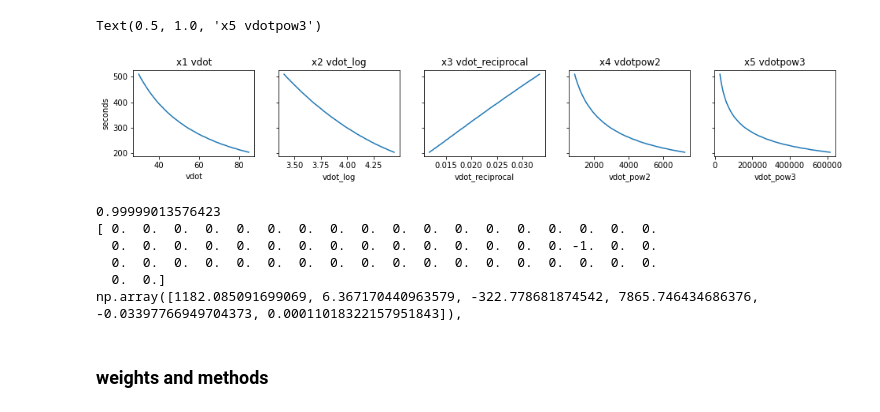
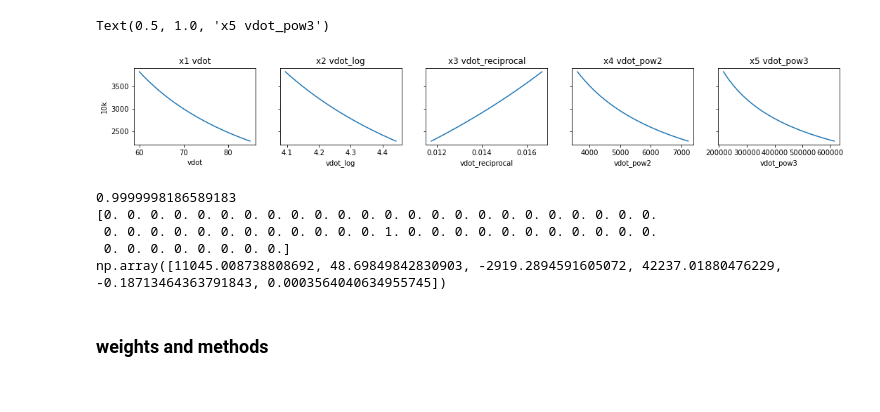
Before and after one commit to justin4480/vdot-pace, a Jupyter notebook: vdot_lr.ipynb, the cells around one changed output. Drawn from its saved outputs; the diff is of its cells as text; code cells hidden in the pictures.

```diff
--- a/vdot_lr.ipynb
+++ b/vdot_lr.ipynb
@@ -11,8 +14,15 @@ t = [8,30,8,15,8,2,7,49,7,37,7,25,7,14,7,4,6,54,6,44,6,35,6,27,6,19,6,11,6,3,
      5,56,5,49,5,42,5,36,5,30,5,24,5,18,5,13,5,7,5,2,4,57,4,53,4,48,4,44,4,39,
      4,35,4,31,4,27,4,24,4,20,4,16,4,13,4,10,4,6,4,3,4,0,3,57,3,54,3,52,3,49,
      3,46,3,44,3,41,3,39,3,37,3,34,3,32,3,30,3,28,3,26,3,24]
-t_tuple = [(i, *t) for i, t in enumerate(zip(t[0::2], t[1::2]), start=30)]
-data = [[vdot, datetime.timedelta(minutes=m, seconds=s)] for vdot, m, s in t_tuple]
+df['1.5k'] = [datetime.timedelta(minutes=m, seconds=s) for m, s in zip(t[0::2], t[1::2])]
+# %%
+# 10k
+t = [63,46,62,3,60,26,58,54,57,26,56,3,54,44,53,29,52,17,51,9,50,3,49,1,48,1,
+     47,4,46,9,45,16,44,25,43,36,42,50,42,4,41,21,40,39,39,59,39,20,38,42,38,6,
+     37,31,36,57,36,24,35,52,35,22,34,52,34,23,33,55,33,28,33,1,32,35,32,11,
+     31,46,31,23,31,0,30,38,30,16,29,55,29,34,29,14,28,55,28,36,28,17,27,59,27,
+     41,27,24,27,7,26,51,26,34,26,19]
+df['10k'] = [datetime.timedelta(minutes=m, seconds=s) for m, s in zip(t[0::2], t[1::2])]
 # %%
 # marathon
 t = [4,49,17,4,41,57,4,34,59,4,28,22,4,22,3,4,16,3,4,10,19,4,4,50,3,59,35,
@@ -21,14 +31,12 @@ t = [4,49,17,4,41,57,4,34,59,4,28,22,4,22,3,4,16,3,4,10,19,4,4,50,3,59,35,
      2,48,14,2,45,47,2,43,25,2,41,8,2,38,54,2,36,44,2,34,38,2,32,35,2,30,36,
      2,28,40,2,26,47,2,24,57,2,23,10,2,21,26,2,19,44,2,18,5,2,16,29,2,14,55,
      2,13,23,2,11,54,2,10,27,2,9,2,2,7,38,2,6,17,2,4,57,2,3,40,2,2,24,2,1,10]
-t_tuple = [(i, *t) for i, t in enumerate(zip(t[0::3], t[1::3], t[2::3]), start=30)]
-data = [[vdot, datetime.timedelta(hours=h, minutes=m, seconds=s)] for vdot, h, m, s in t_tuple]
+df['marathon'] = [datetime.timedelta(hours=h, minutes=m, seconds=s) for h, m, s in zip(t[0::3], t[1::3], t[2::3])]
 # %%
-df = pd.DataFrame(data=data, columns=['vdot', 'time'])
+y = df['10k'].apply(lambda x: int(x.total_seconds()))
 
-df['seconds'] = df['time'].apply(lambda x: int(x.total_seconds()))
-df['vdot_log'] = np.log(df.vdot)
-df['vdot_reciprocal'] = 1/df.vdot
-df['vdot_pow2'] = df.vdot ** 2
-df['vdot_pow3'] = df.vdot ** 3
-df.head()
+X = pd.DataFrame(data=df.index)
+X['vdot_log'] = np.log(X.vdot)
+X['vdot_reciprocal'] = 1/X.vdot
+X['vdot_pow2'] = X.vdot ** 2
+X['vdot_pow3'] = X.vdot ** 3
@@ -42,32 +43,28 @@ df.head()
 # %%
-fig, ax = plt.subplots(1, 5, figsize=(16, 2), sharey=True)
-sns.lineplot(x=df.vdot, y=df.seconds, ax=ax[0]).set_title('x1 vdot')
-sns.lineplot(x=df.vdot_log, y=df.seconds, ax=ax[1]).set_title('x2 vdot_log')
-sns.lineplot(x=df.vdot_reciprocal, y=df.seconds, ax=ax[2]).set_title('x3 vdot_reciprocal')
-sns.lineplot(x=df.vdot_pow2, y=df.seconds, ax=ax[3]).set_title('x4 vdotpow2')
-sns.lineplot(x=df.vdot_pow3, y=df.seconds, ax=ax[4]).set_title('x5 vdotpow3')
+fig, ax = plt.subplots(1, 5, figsize=(18, 2), sharey=True)
+sns.lineplot(x=X.vdot, y=y, ax=ax[0]).set_title('x1 vdot')
+sns.lineplot(x=X.vdot_log, y=y, ax=ax[1]).set_title('x2 vdot_log')
+sns.lineplot(x=X.vdot_reciprocal, y=y, ax=ax[2]).set_title('x3 vdot_reciprocal')
+sns.lineplot(x=X.vdot_pow2, y=y, ax=ax[3]).set_title('x4 vdot_pow2')
+sns.lineplot(x=X.vdot_pow3, y=y, ax=ax[4]).set_title('x5 vdot_pow3')
 # %% [output]
-Text(0.5, 1.0, 'x5 vdotpow3')
+Text(0.5, 1.0, 'x5 vdot_pow3')
-[figure, old version]
+[figure, new version]
 # %%
 from sklearn.linear_model import LinearRegression
-
-X = df[['vdot', 'vdot_log', 'vdot_reciprocal', 'vdot_pow2', 'vdot_pow3']]
-y = df.seconds
 
 clf = LinearRegression()
 clf.fit(X, y)
 
 print(clf.score(X, y))
-print(np.round((clf.predict(X)), 0) - df.seconds.values)
-print(f"np.array([{clf.intercept_}, {clf.coef_[0]}, {clf.coef_[1]}, {clf.coef_[2]}, {clf.coef_[3]}, {clf.coef_[4]}]),")
+print(np.round((clf.predict(X)), 0) - y.values)
+print(f"np.array([{clf.intercept_}, {clf.coef_[0]}, {clf.coef_[1]}, {clf.coef_[2]}, {clf.coef_[3]}, {clf.coef_[4]}])")
 # %% [output]
-0.99999013576423
-[ 0.  0.  0.  0.  0.  0.  0.  0.  0.  0.  0.  0.  0.  0.  0.  0.  0.  0.
-  0.  0.  0.  0.  0.  0.  0.  0.  0.  0.  0.  0.  0.  0.  0. -1.  0.  0.
-  0.  0.  0.  0.  0.  0.  0.  0.  0.  0.  0.  0.  0.  0.  0.  0.  0.  0.
-  0.  0.]
-np.array([1182.085091699069, 6.367170440963579, -322.778681874542, 7865.746434686376, -0.03397766949704373, 0.00011018322157951843]),
+0.9999998186589183
+[0. 0. 0. 0. 0. 0. 0. 0. 0. 0. 0. 0. 0. 0. 0. 0. 0. 0. 0. 0. 0. 0. 0. 0.
+ 0. 0. 0. 0. 0. 0. 0. 0. 0. 0. 0. 0. 1. 0. 0. 0. 0. 0. 0. 0. 0. 0. 0. 0.
+ 0. 0. 0. 0. 0. 0. 0. 0.]
+np.array([11045.008738808692, 48.69849842830903, -2919.2894591605072, 42237.01880476229, -0.18713464363791843, 0.0003564040634955745])
 # %% [markdown]
 ### weights and methods
 # %%
```
Also changed, not shown: parts of 5 cells of this notebook.
